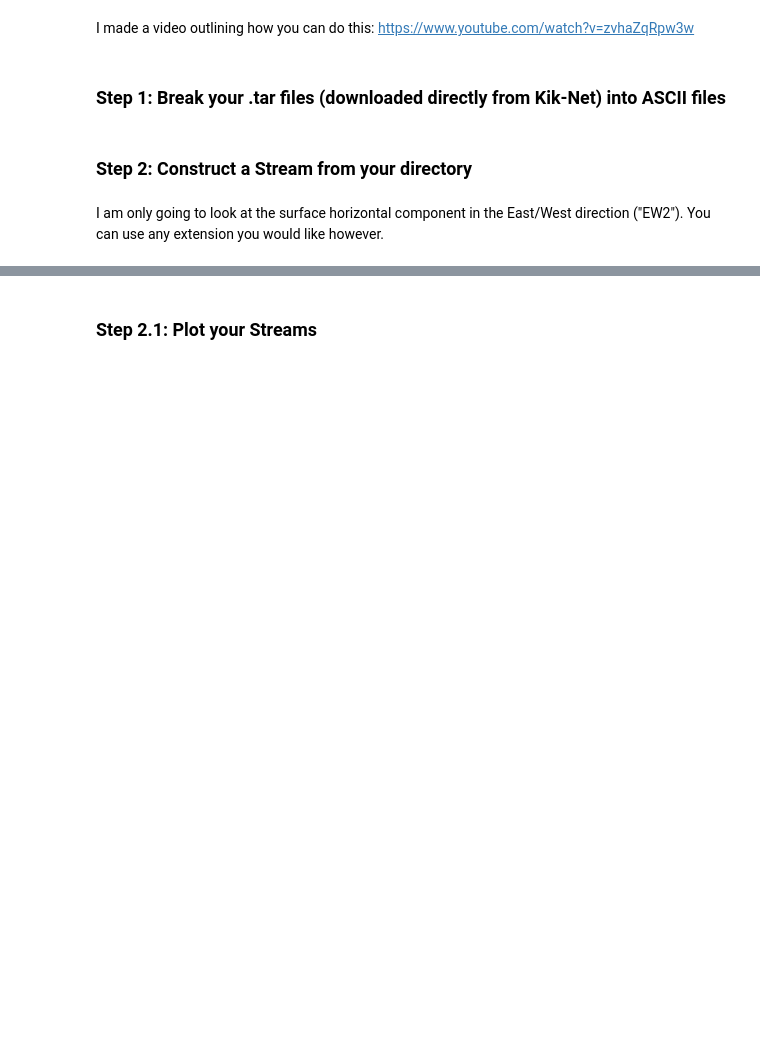
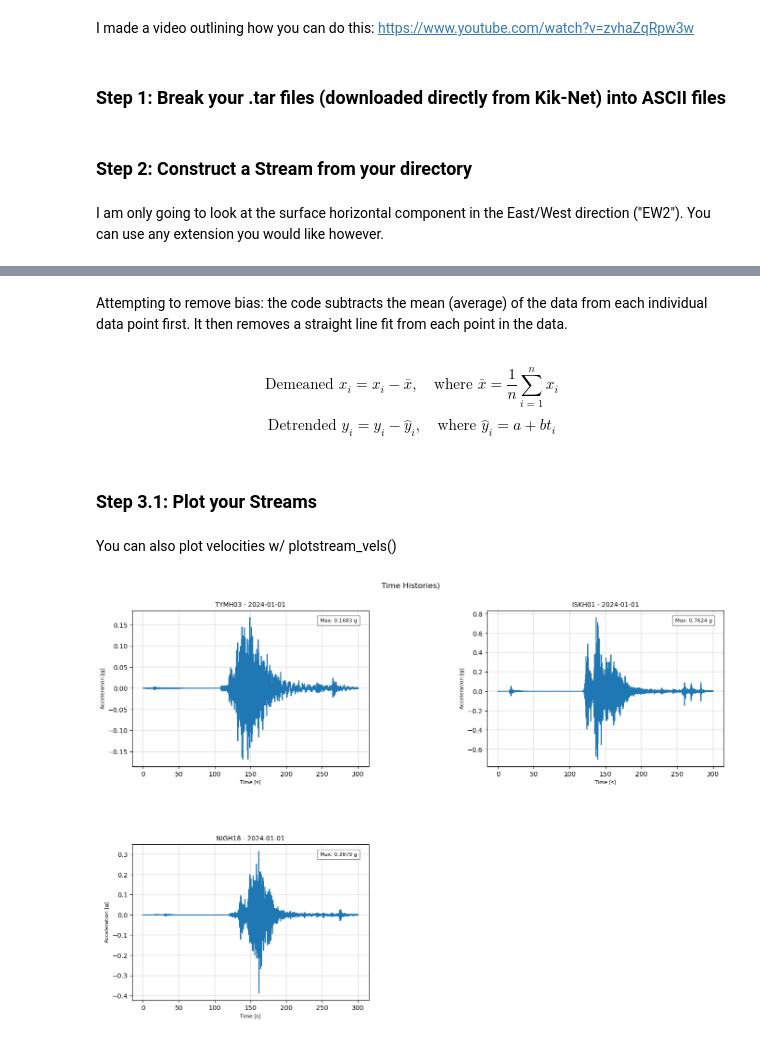
Before and after one commit to GBerse/datools, a Jupyter notebook: examples/example_1.ipynb, the cells around one changed output, grey strips where cells are left out. Saved outputs shown, nothing was run; the diff lists cells and outputs as text; code cells hidden in the pictures; blank space fills up the shorter version.

```diff
--- a/examples/example_1.ipynb
+++ b/examples/example_1.ipynb
@@ -23,2 +25,20 @@ st = datools.signal_processing.genstream("data/example_kik","EW2")
+# %% [markdown]
+Attempting to remove bias: the code subtracts the mean (average) of the data from each individual data point first. It then removes a straight line fit from each point in the data.
+# %% [markdown]
+$$
+\text{Demeaned } x_i = x_i - \bar{x}, \quad \text{where } \bar{x} = \frac{1}{n} \sum_{i=1}^{n} x_i
+$$
+
+$$
+\text{Detrended } y_i = y_i - \hat{y}_i, \quad \text{where } \hat{y}_i = a + b t_i
+$$
+# %%
+st = datools.signal_processing.detrend_demean(st)
 # %% [markdown]
-### Step 2.1: Plot your Streams
+### Step 3.1: Plot your Streams
+# %% [markdown]
+You can also plot velocities w/ plotstream_vels()
+# %%
+datools.signal_processing.plotstream(st)
+# %% [output]
+[figure, added]
```
Also changed, not shown: parts of 17 cells of this notebook, 3 other files.
